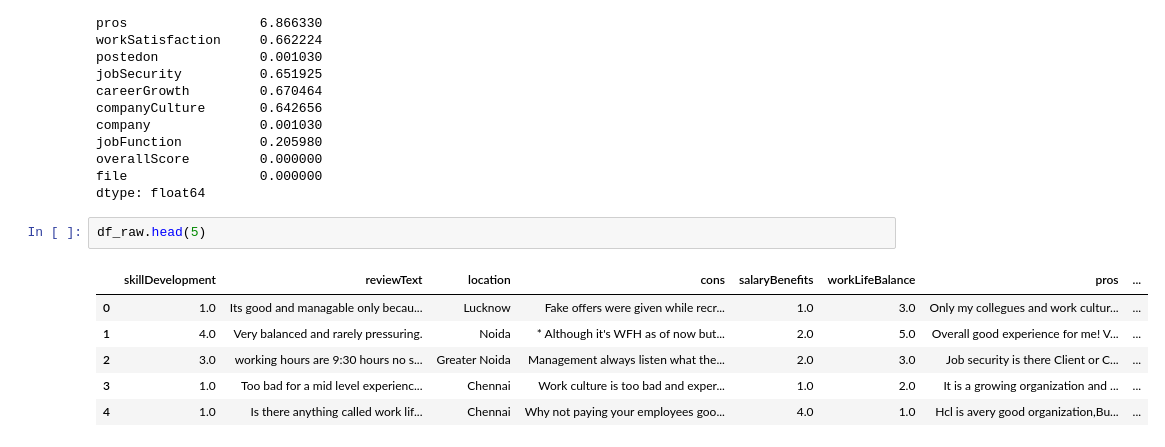
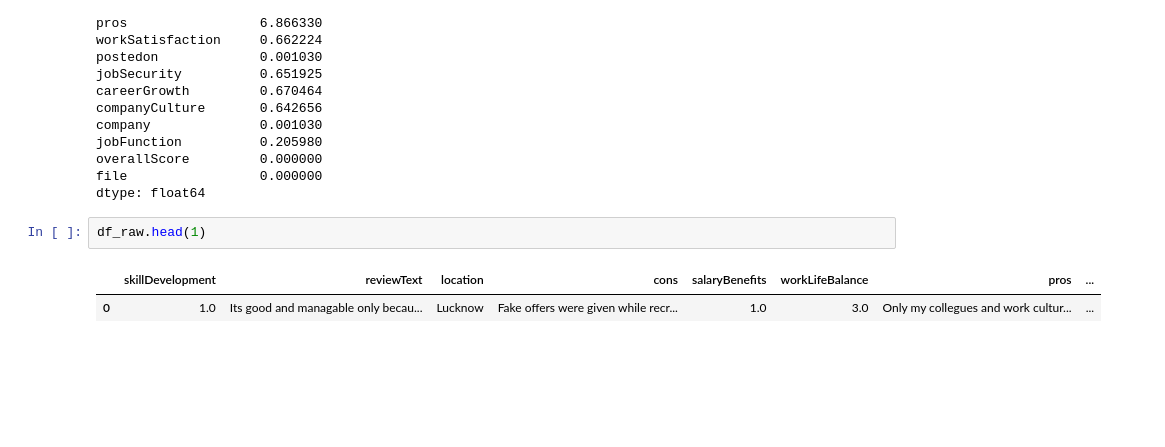
Before and after one commit to sayantikabanik/capstone_isb, a Jupyter notebook: experiments/basic_eda.ipynb, the cells around one changed output. Saved outputs shown, nothing was run; the diff lists cells and outputs as text; blank space fills up the shorter version.

```diff
--- a/experiments/basic_eda.ipynb
+++ b/experiments/basic_eda.ipynb
@@ -53,11 +53,7 @@ overallScore         0.000000
 file                 0.000000
 dtype: float64
 # %%
-df_raw.head(5)
+df_raw.head(1)
 # %% [output]
 |  | skillDevelopment | reviewText | location | cons | salaryBenefits | workLifeBalance | pros | ... |
 | 0 | 1.0 | Its good and managable only becau... | Lucknow | Fake offers were given while recr... | 1.0 | 3.0 | Only my collegues and work cultur... | ... |
-| 1 | 4.0 | Very balanced and rarely pressuring. | Noida | * Although it's WFH as of now but... | 2.0 | 5.0 | Overall good experience for me! V... | ... |
-| 2 | 3.0 | working hours are 9:30 hours no s... | Greater Noida | Management always listen what the... | 2.0 | 3.0 | Job security is there Client or C... | ... |
-| 3 | 1.0 | Too bad for a mid level experienc... | Chennai | Work culture is too bad and exper... | 1.0 | 2.0 | It is a growing organization and ... | ... |
-| 4 | 1.0 | Is there anything called work lif... | Chennai | Why not paying your employees goo... | 4.0 | 1.0 | Hcl is avery good organization,Bu... | ... |
```
Also changed, not shown: parts of 6 cells of this notebook.
